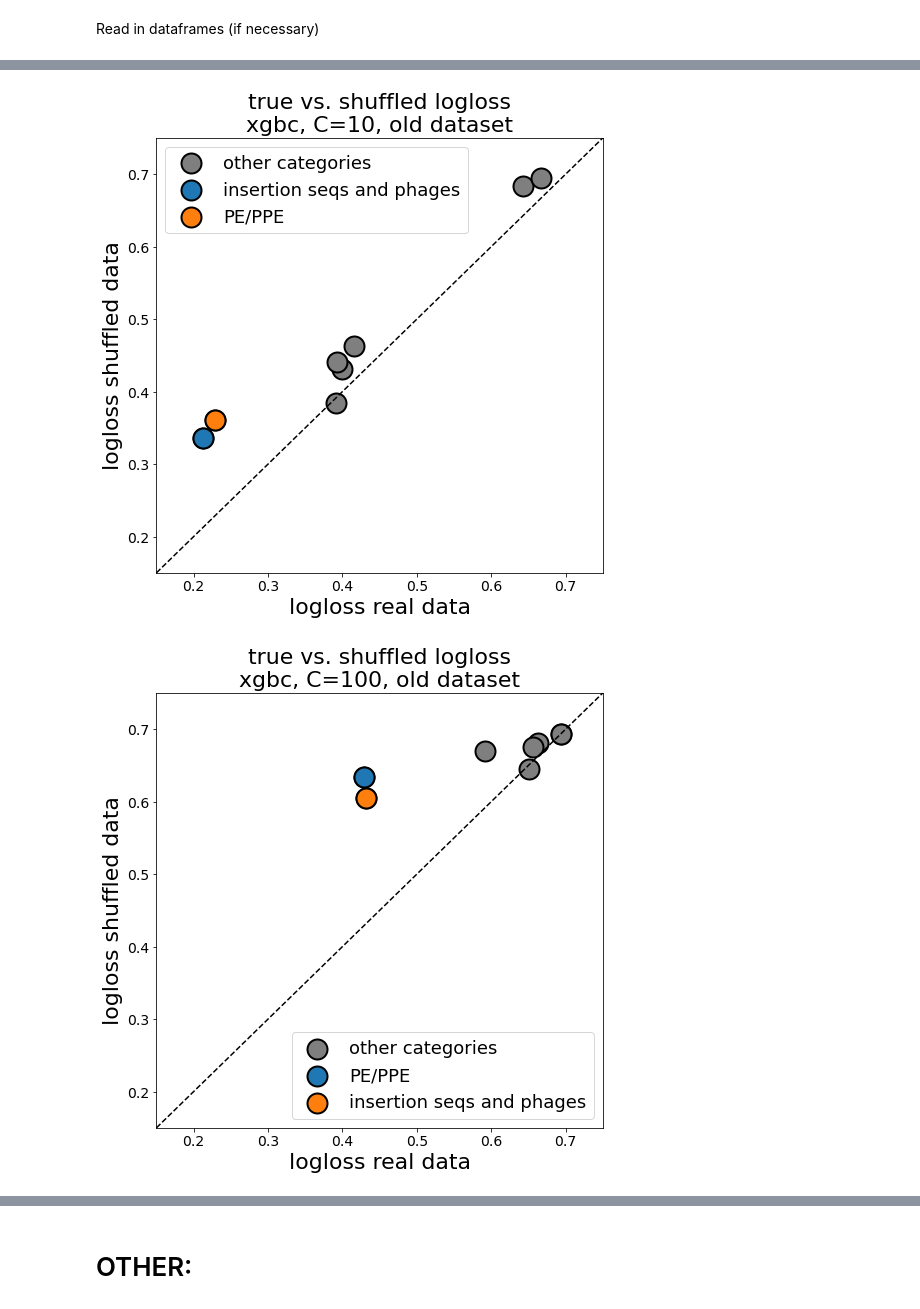
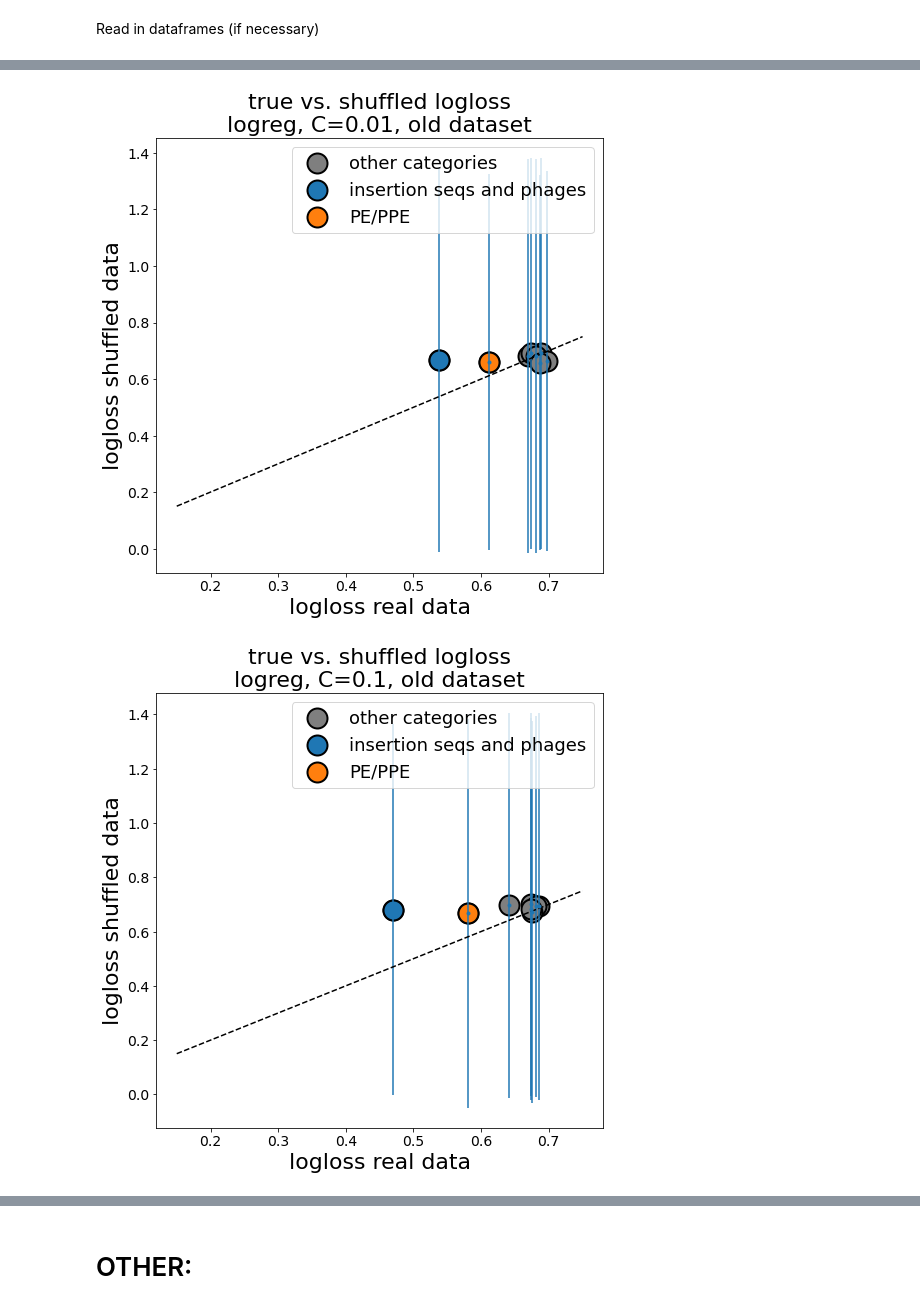
Before and after one commit to ajinich/mtb_tn_db, a Jupyter notebook: ml-standardised_data/adrian_log_reg.ipynb, the cells around one changed output, grey strips where cells are left out. Drawn from its saved outputs; the diff is of its cells as text; code cells hidden in the pictures.

Commit message:
worked on error bars

```diff
--- a/ml-standardised_data/adrian_log_reg.ipynb
+++ b/ml-standardised_data/adrian_log_reg.ipynb
@@ -162,9 +166,9 @@ list_categories
 # %% [markdown]
 ## Train classification model and evaluate accuracy:
 # %%
-# model = 'logreg'
+model = 'logreg'
 # model = 'forest'
-model = 'xgbc'
+# model = 'xgbc'
 
 plot_param = False
 
@@ -209,3 +206,6 @@ fn_true = 'true_logloss_'+model+'_'+version+'.csv'
 fn_shfl = 'shuffled_logloss_'+model+'_'+version+'.csv'
 df_accuracy = pd.read_csv(os.path.join(path_data, fn_true))
 df_accuracy_SHFL = pd.read_csv(os.path.join(path_data, fn_shfl))
+# %%
+C = 1e-1
+df_accuracy_SHFL[df_accuracy.C_reg==C]
@@ -217,36 +227,41 @@ for C in df_accuracy.C_reg.unique():
 
     logloss_true = df_accuracy[df_accuracy.C_reg==C].log_loss.values
     logloss_shfl = df_accuracy_SHFL[df_accuracy.C_reg==C].log_loss.values
+    logloss_shfl_err = df_accuracy_SHFL[df_accuracy.C_reg==C].log_loss_95pc.values
 
     plt.figure(figsize=(8,8))
     plt.scatter(logloss_true, logloss_shfl, color = cols[-3], s=400, edgecolors='k', linewidths=2)
 
     # Annotate the two most accurate categories:
     top2 = df_accuracy[df_accuracy.C_reg==C].sort_values(by='log_loss').head(2).category.tolist()
     for ii in range(len(top2)):
         cat = top2[ii]
         logloss_true = df_accuracy[(df_accuracy.C_reg==C) & (df_accuracy.category==cat)].log_loss.values
         logloss_shfl = df_accuracy_SHFL[(df_accuracy.C_reg==C) & (df_accuracy.category==cat)].log_loss.values
         plt.scatter(logloss_true, logloss_shfl, color = cols[ii], s=400, edgecolors='k', linewidths=2)
 
     plt.legend(['other categories']+top2, fontsize = 18)
 
+    logloss_true = df_accuracy[df_accuracy.C_reg==C].log_loss.values
+    logloss_shfl = df_accuracy_SHFL[df_accuracy.C_reg==C].log_loss.values
+    plt.errorbar(logloss_true, logloss_shfl, yerr=logloss_shfl_err, fmt='.')
+
     xymin = 0.15
     xymax = 0.75
     xyline = np.linspace(xymin, xymax, 100)
-    plt.xlim(xymin, xymax)
-    plt.ylim(xymin, xymax)
+#     plt.xlim(xymin, xymax)
+#     plt.ylim(xymin, xymax)
     plt.plot(xyline, xyline, 'k--')
     plt.xlabel('logloss real data', fontsize = 22)
     plt.ylabel('logloss shuffled data', fontsize = 22)
     xt = plt.xticks(fontsize = 14)
     yt = plt.yticks(fontsize = 14)
     str_title = 'true vs. shuffled logloss\n'+model+', C='+str(C)+', '+version + ' dataset'
     plt.title(str_title, fontsize=22)
     # save to file:
-    path_fig = '../figures/'
+    path_fig = '../figures/Adrian_classification/'
     fn_fig = 'true_vs_shuffle_logloss_'+model+'_C_'+str(C)+'_'+version+'.png'
-    plt.savefig(os.path.join(path_fig, fn_fig), dpi = 250)
+#     plt.savefig(os.path.join(path_fig, fn_fig), dpi = 250)
 # %% [output]
-[figure, old version]
+[figure, new version]
-[figure, old version]
+[figure, new version]
```
Also changed, not shown: parts of 7 cells of this notebook, 3 other files.
